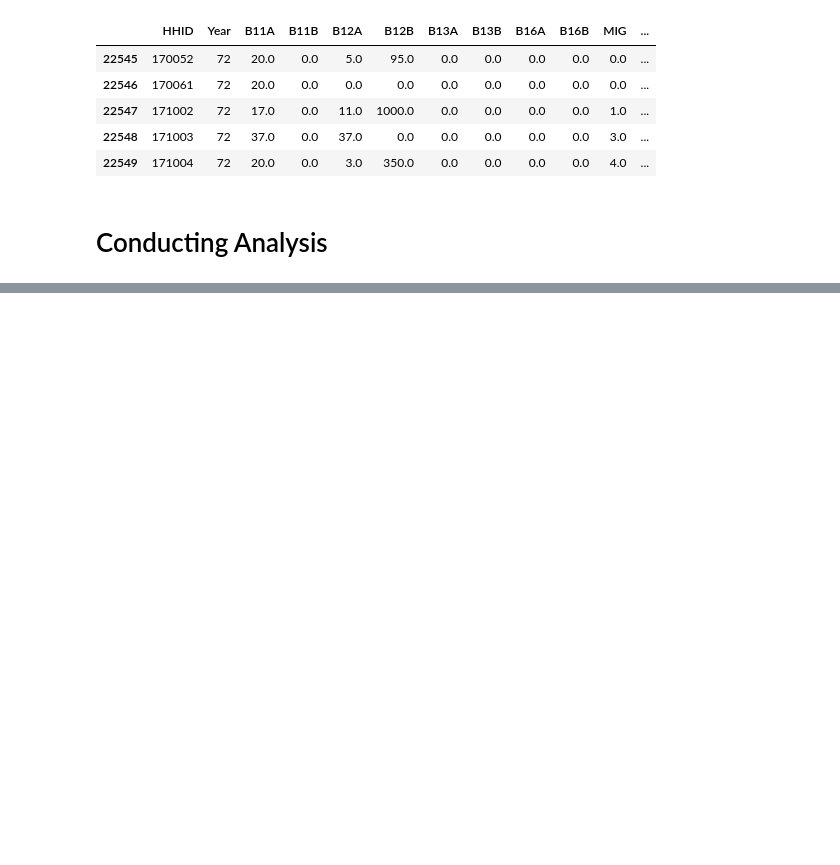
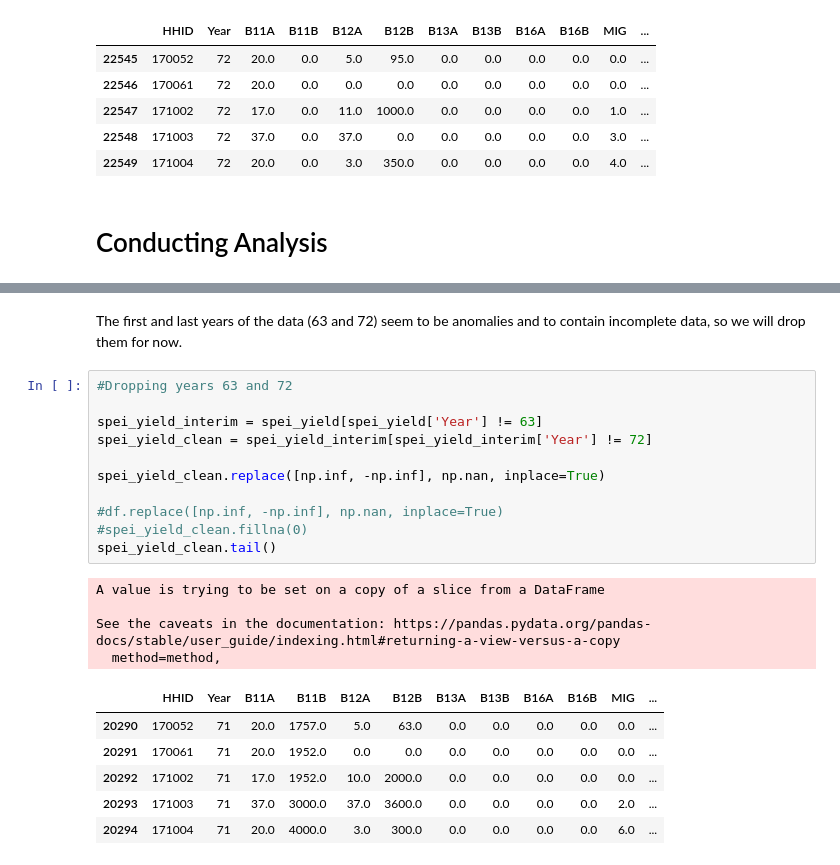
Before and after one commit to nchoquettelevy/NepalFarmerDataAnalysis, a Jupyter notebook: Drought_Impacts_Analysis.ipynb, the cells around one changed output, grey strips where cells are left out. Saved outputs shown, nothing was run; the diff lists cells and outputs as text; blank space fills up the shorter version.

```diff
--- a/Drought_Impacts_Analysis.ipynb
+++ b/Drought_Impacts_Analysis.ipynb
@@ -239,0 +240,24 @@ spei_yield.loc[spei_yield['Rice Yield'] == 0.0]
+# %% [markdown]
+The first and last years of the data (63 and 72) seem to be anomalies and to contain incomplete data, so we will drop them for now.
+# %%
+#Dropping years 63 and 72
+
+spei_yield_interim = spei_yield[spei_yield['Year'] != 63]
+spei_yield_clean = spei_yield_interim[spei_yield_interim['Year'] != 72]
+
+spei_yield_clean.replace([np.inf, -np.inf], np.nan, inplace=True)
+
+#df.replace([np.inf, -np.inf], np.nan, inplace=True)
+#spei_yield_clean.fillna(0)
+spei_yield_clean.tail()
+# %% [output]
+A value is trying to be set on a copy of a slice from a DataFrame
+
+See the caveats in the documentation: https://pandas.pydata.org/pandas-docs/stable/user_guide/indexing.html#returning-a-view-versus-a-copy
+  method=method,
+|  | HHID | Year | B11A | B11B | B12A | B12B | B13A | B13B | B16A | B16B | MIG | ... |
+| 20290 | 170052 | 71 | 20.0 | 1757.0 | 5.0 | 63.0 | 0.0 | 0.0 | 0.0 | 0.0 | 0.0 | ... |
+| 20291 | 170061 | 71 | 20.0 | 1952.0 | 0.0 | 0.0 | 0.0 | 0.0 | 0.0 | 0.0 | 0.0 | ... |
+| 20292 | 171002 | 71 | 17.0 | 1952.0 | 10.0 | 2000.0 | 0.0 | 0.0 | 0.0 | 0.0 | 0.0 | ... |
+| 20293 | 171003 | 71 | 37.0 | 3000.0 | 37.0 | 3600.0 | 0.0 | 0.0 | 0.0 | 0.0 | 2.0 | ... |
+| 20294 | 171004 | 71 | 20.0 | 4000.0 | 3.0 | 300.0 | 0.0 | 0.0 | 0.0 | 0.0 | 6.0 | ... |
```
Also changed, not shown: parts of 9 cells of this notebook.
